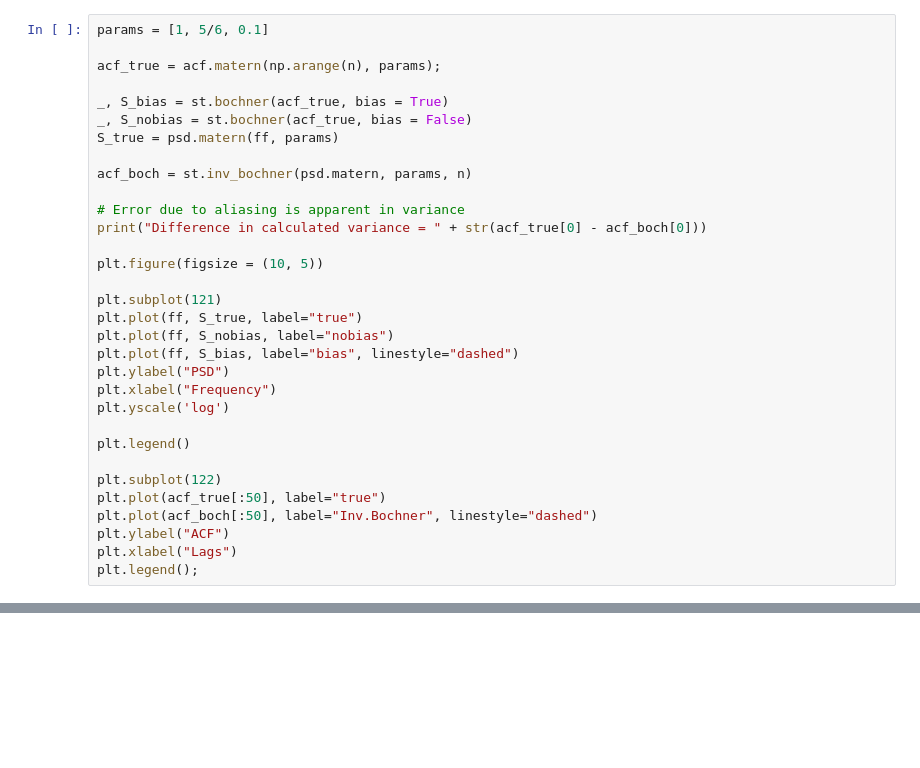
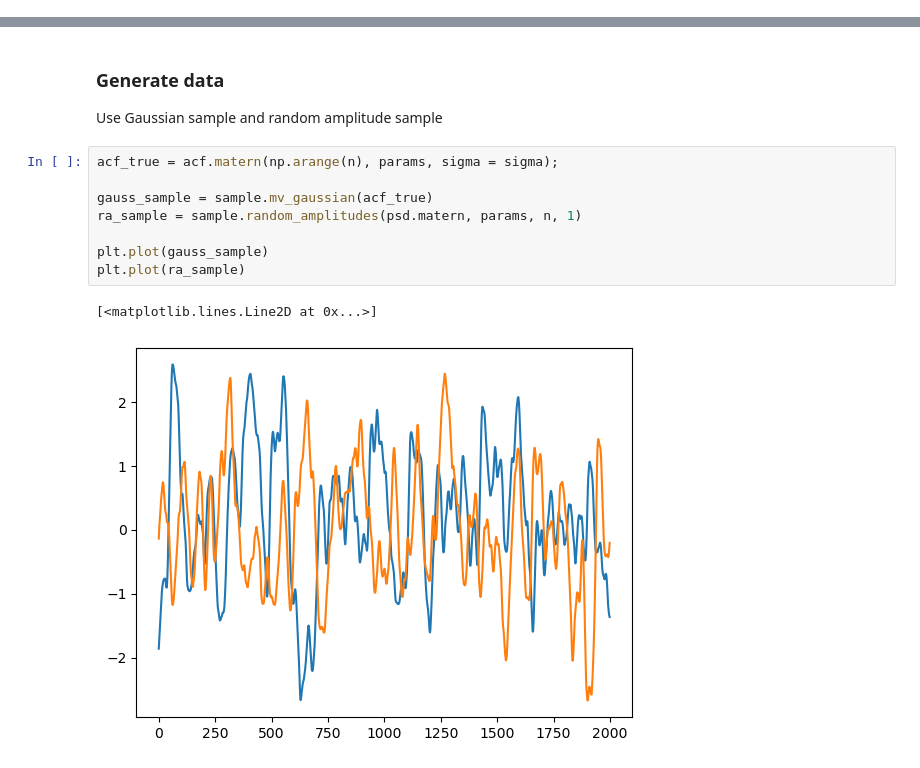
Before and after one commit to TIDE-ITRH/speccy, a Jupyter notebook: notebooks/02_fit_synthetic_data.ipynb, the cells around one changed output, grey strips where cells are left out. Cells and saved outputs as stored; diff of their text form; blank space fills up the shorter version.

```diff
--- a/notebooks/02_fit_synthetic_data.ipynb
+++ b/notebooks/02_fit_synthetic_data.ipynb
@@ -60,32 +22,0 @@ Select a parameterisation where aliasing is an issue and there is insignificant
-# %%
-params = [1, 5/6, 0.1]
-
-acf_true = acf.matern(np.arange(n), params);
-
-_, S_bias = st.bochner(acf_true, bias = True)
-_, S_nobias = st.bochner(acf_true, bias = False)
-S_true = psd.matern(ff, params)
-
-acf_boch = st.inv_bochner(psd.matern, params, n)
-
-# Error due to aliasing is apparent in variance
-print("Difference in calculated variance = " + str(acf_true[0] - acf_boch[0]))
-
-plt.figure(figsize = (10, 5))
-
-plt.subplot(121)
-plt.plot(ff, S_true, label="true")
-plt.plot(ff, S_nobias, label="nobias")
-plt.plot(ff, S_bias, label="bias", linestyle="dashed")
-plt.ylabel("PSD")
-plt.xlabel("Frequency")
-plt.yscale('log')
-
-plt.legend()
-
-plt.subplot(122)
-plt.plot(acf_true[:50], label="true")
-plt.plot(acf_boch[:50], label="Inv.Bochner", linestyle="dashed")
-plt.ylabel("ACF")
-plt.xlabel("Lags")
-plt.legend();
@@ -114,0 +23,14 @@ Difference in calculated variance, aliased = 0.0001525678296395716
+# %% [markdown]
+### Generate data
+Use Gaussian sample and random amplitude sample
+# %%
+acf_true = acf.matern(np.arange(n), params, sigma = sigma);
+
+gauss_sample = sample.mv_gaussian(acf_true)
+ra_sample = sample.random_amplitudes(psd.matern, params, n, 1)
+
+plt.plot(gauss_sample)
+plt.plot(ra_sample)
+# %% [output]
+[<matplotlib.lines.Line2D at 0x...>]
+[figure, added]
```
Also changed, not shown: parts of 9 cells of this notebook, 5 other files.
